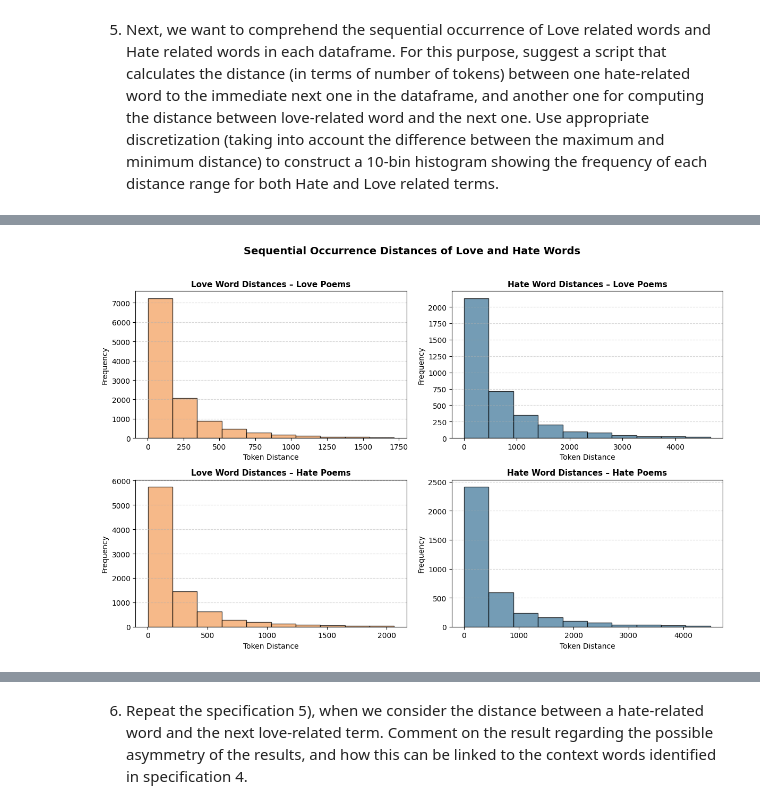
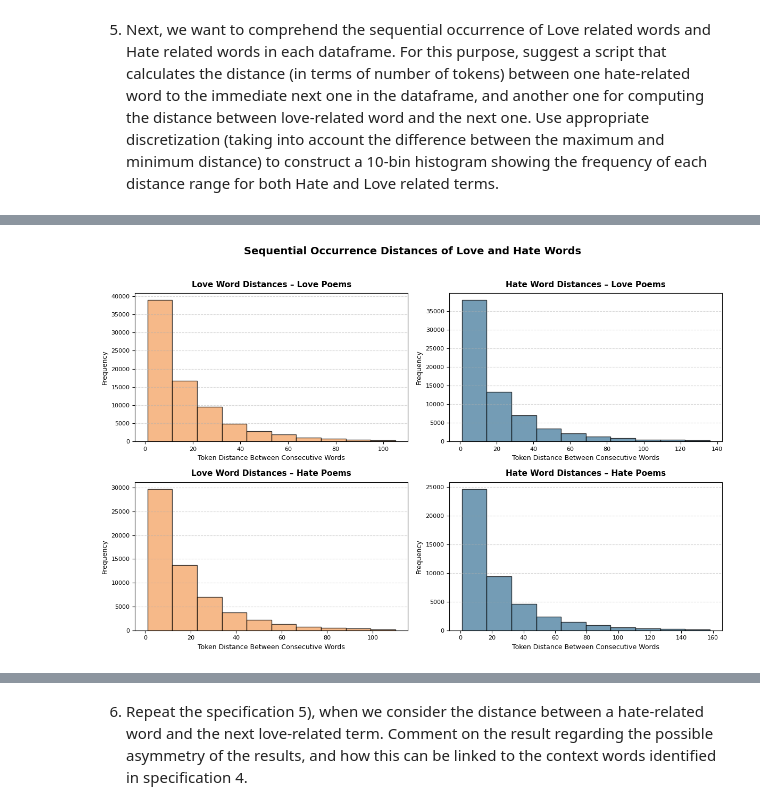
Before and after one commit to Raoikram123/NLP_Project, a Jupyter notebook: hate_and_love_poetry.ipynb, the cells around one changed output, grey strips where cells are left out. Cells and saved outputs as stored; diff of their text form; code cells hidden in the pictures.

```diff
--- a/hate_and_love_poetry.ipynb
+++ b/hate_and_love_poetry.ipynb
@@ -537,92 +729,123 @@ print("\nTask 4 completed: Filtered and enhanced word clouds saved in 'plots/tas
 # %% [markdown]
 5. Next, we want to comprehend the sequential occurrence of Love related words and Hate related words in each dataframe. For this purpose, suggest a script that calculates the distance (in terms of number of tokens) between one hate-related word to the immediate next one in the dataframe, and another one for computing the distance between love-related word and the next one. Use appropriate discretization (taking into account the difference between the maximum and minimum distance) to construct a 10-bin histogram showing the frequency of each distance range for both Hate and Love related terms.
 # %%
+import os
 import numpy as np
 import matplotlib.pyplot as plt
+import nltk
 from nltk.tokenize import word_tokenize
-import os
+from nltk.stem import WordNetLemmatizer
 
-# ---  Compute token distances between consecutive words ---
+# === Setup NLTK ======================================================
+nltk.download("punkt", quiet=True)
+nltk.download("wordnet", quiet=True)
+nltk.download("omw-1.4", quiet=True)
+lemmatizer = WordNetLemmatizer()
+
+# === Tokenization helper (consistent with previous tasks) ============
+def tokenize_and_lemmatize(text):
+    """Tokenize and lemmatize text while keeping only alphabetic tokens."""
+    tokens = [t.lower() for t in word_tokenize(text) if t.isalpha()]
+    return [lemmatizer.lemmatize(t) for t in tokens if len(t) > 2]
+
+# === Compute token distances between consecutive theme words =========
 def compute_word_distances(df, theme_words):
-    """Compute token distances between consecutive occurrences of theme words."""
+    """
+    Compute token distances between consecutive occurrences of any word
+    in the given theme_words set within the entire dataframe.
+    """
     all_tokens = []
     for text in df["text"]:
         if not isinstance(text, str):
             continue
-        tokens = [w.lower() for w in word_tokenize(text) if w.isalpha()]
-        all_tokens.extend(tokens)
+        all_tokens.extend(tokenize_and_lemmatize(text))
 
-    # indices where theme words occur
     indices = [i for i, t in enumerate(all_tokens) if t in theme_words]
     if len(indices) < 2:
         return []
 
-    # consecutive distances
     distances = np.diff(indices)
     return distances.tolist()
 
-# ---  Compute distances for all datasets ---
+# === Compute distances for all datasets ==============================
+print("🔍 Calculating sequential distances between Love/Hate terms...")
+
 love_dists_in_love_df = compute_word_distances(love_df, love_words)
 hate_dists_in_love_df = compute_word_distances(love_df, hate_words)
 love_dists_in_hate_df = compute_word_distances(hate_df, love_words)
 hate_dists_in_hate_df = compute_word_distances(hate_df, hate_words)
 
-# ---  Explicit histogram plotting using numpy.histogram ---
+# === Plot histogram function ========================================
 def plot_distance_histogram(distances, title, color, ax):
-    if not distances:
+    if not distances or len(distances) < 2:
         ax.text(0.5, 0.5, "No data", ha="center", va="center", fontsize=12)
         ax.set_title(title, fontsize=11, fontweight="bold")
         return
 
     distances = np.array(distances)
 
+    # Limit outliers to 99th percentile for readability
     max_cap = np.percentile(distances, 99)
     distances = distances[distances <= max_cap]
 
-    bins = np.linspace(distances.min(), distances.max(), 11)  # 10 bins
+    # Create 10 equal bins from min to max distance
+    bins = np.linspace(distances.min(), distances.max(), 11)
     counts, bin_edges = np.histogram(distances, bins=bins)
 
-    # --- Plot histogram manually using bar chart ---
-    ax.bar(bin_edges[:-1], counts, width=np.diff(bin_edges),
-           color=color, alpha=0.75, edgecolor="black", align="edge")
-    ax.set_title(title, fontsize=11, fontweight="bold")
-    ax.set_xlabel("Token Distance")
-    ax.set_ylabel("Frequency")
+    # Plot bar chart manually
+    ax.bar(
+        bin_edges[:-1],
+        counts,
+        width=np.diff(bin_edges),
+        color=color,
+        alpha=0.75,
+        edgecolor="black",
+        align="edge",
+    )
+
+    ax.set_title(title, fontsize=11, fontweight="bold", pad=8)
+    ax.set_xlabel("Token Distance Between Consecutive Words", fontsize=9)
+    ax.set_ylabel("Frequency", fontsize=9)
     ax.grid(axis="y", linestyle="--", alpha=0.5)
+    ax.tick_params(axis="both", labelsize=8)
 
+# === Create combined subplot ========================================
 fig, axs = plt.subplots(2, 2, figsize=(12, 8))
 plt.subplots_adjust(hspace=0.35, wspace=0.25)
 
 plot_distance_histogram(love_dists_in_love_df,
-    "Love Word Distances – Love Poems", "#f4a261", axs[0,0])
+    "Love Word Distances – Love Poems", "#f4a261", axs[0, 0])
 plot_distance_histogram(hate_dists_in_love_df,
-    "Hate Word Distances – Love Poems", "#457b9d", axs[0,1])
+    "Hate Word Distances – Love Poems", "#457b9d", axs[0, 1])
 plot_distance_histogram(love_dists_in_hate_df,
-    "Love Word Distances – Hate Poems", "#f4a261", axs[1,0])
+    "Love Word Distances – Hate Poems", "#f4a261", axs[1, 0])
 plot_distance_histogram(hate_dists_in_hate_df,
-    "Hate Word Distances – Hate Poems", "#457b9d", axs[1,1])
+    "Hate Word Distances – Hate Poems", "#457b9d", axs[1, 1])
 
 plt.suptitle("Sequential Occurrence Distances of Love and Hate Words",
              fontsize=14, fontweight="bold", y=0.97)
 plt.tight_layout(rect=[0, 0, 1, 0.95])
 
-# ---  Save and show figure ---
+# === Save and show figure ===========================================
 os.makedirs("plots", exist_ok=True)
 plt.savefig("plots/task5_distance_histograms.png", dpi=300, bbox_inches="tight")
 plt.show()
 
-# ---  Print summary statistics ---
+# === Print summary statistics =======================================
 def print_stats(label, distances):
     if len(distances) > 1:
-        print(f"{label}: mean={np.mean(distances):.2f}, median={np.median(distances):.2f}, max={np.max(distances)}")
+        distances = np.array(distances)
+        print(f"{label}: count={len(distances)}, mean={np.mean(distances):.2f}, "
+              f"median={np.median(distances):.2f}, max={np.max(distances)}")
     else:
         print(f"{label}: Not enough data")
 
-print("\n Distance Summary Statistics:")
+print("\n📊 Distance Summary Statistics:")
 print_stats("Love→Love (Love Poems)", love_dists_in_love_df)
 print_stats("Hate→Hate (Love Poems)", hate_dists_in_love_df)
 print_stats("Love→Love (Hate Poems)", love_dists_in_hate_df)
 print_stats("Hate→Hate (Hate Poems)", hate_dists_in_hate_df)
 
-print("\n Task 5 completed: Explicit NumPy histogram used and figure saved to 'plots/task5_distance_histograms.png'")
+print("\n✅ Task 5 complete → Histogram saved as:")
+print("   • plots/task5_distance_histograms.png")
 # %% [output]
@@ -629 +853 @@ print("\n Task 5 completed: Explicit NumPy histogram used and figure saved to 'p
-[figure, old version]
+[figure, new version]
```
Also changed, not shown: parts of 11 cells of this notebook.
